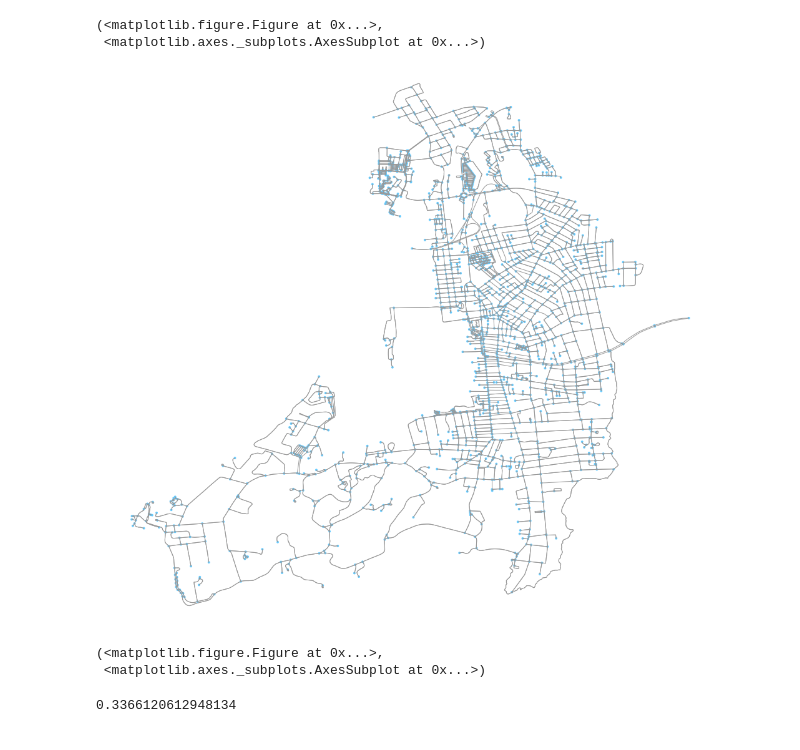
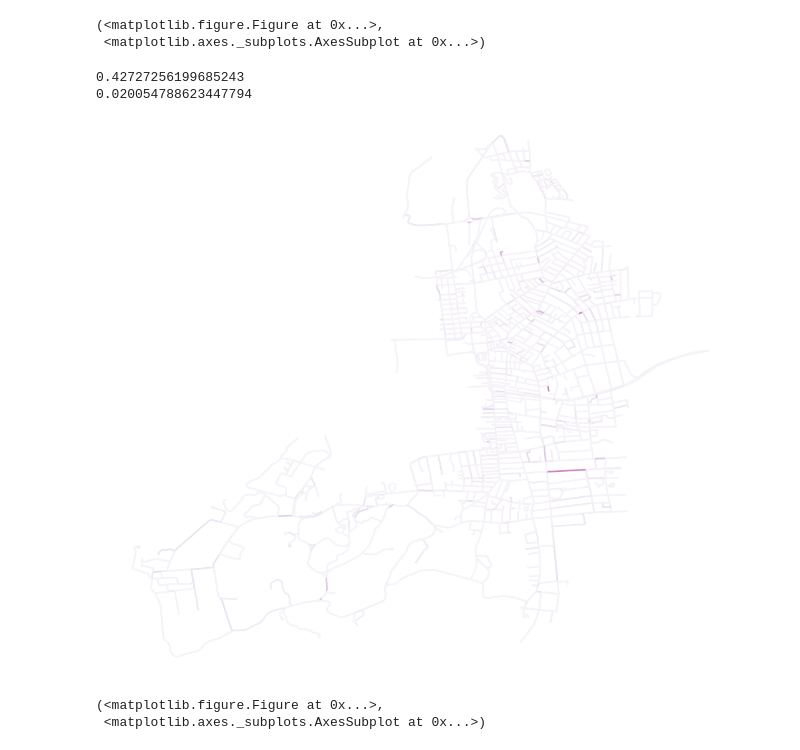
Before and after one commit to NewportDataProject/Python_OSM, a Jupyter notebook: jupyter/simple-plots.ipynb, the cells around one changed output. Cells and saved outputs as stored; diff of their text form; code cells hidden in the pictures.

Commit message:
more plots

```diff
--- a/jupyter/simple-plots.ipynb
+++ b/jupyter/simple-plots.ipynb
@@ -7,4 +8,7 @@ print(nx.__version__)
 # %% [output]
 0.6
 2.0
+# %%
+# define the colormap
+cmap = cm.get_cmap('PuRd')
 # %%
@@ -14,15 +19,21 @@ ox.plot_shape(ox.project_gdf(city))
 [figure]
 (<matplotlib.figure.Figure at 0x...>,
  <matplotlib.axes._subplots.AxesSubplot at 0x...>)
-# %%
-streets = ox.graph_from_place('Newport, RI')
-ox.plot_graph(streets, fig_height=16)
-# %% [output]
-[figure, removed]
-(<matplotlib.figure.Figure at 0x...>,
- <matplotlib.axes._subplots.AxesSubplot at 0x...>)
+# %%
+# get driving network
+streets = ox.graph_from_place('Newport, RI', network_type='drive')
 # %%
 btwn_streets = nx.betweenness_centrality(streets)
-max(btwn_streets.values())
-# %% [output]
-0.3366120612948134
+# %%
+print(max(btwn_streets.values()))
+print(sum(btwn_streets.values())/len(btwn_streets))
+# %% [output]
+0.42727256199685243
+0.020054788623447794
+# %%
+# plot graph illustrating betweenness
+ox.plot_graph(streets, fig_height=16, edge_color=cmap(list(btwn_streets.values())), edge_linewidth=2.5, node_size=0)
+# %% [output]
+[figure, added]
+(<matplotlib.figure.Figure at 0x...>,
+ <matplotlib.axes._subplots.AxesSubplot at 0x...>)
```
Also changed, not shown: parts of 7 cells of this notebook, 7 other files.
